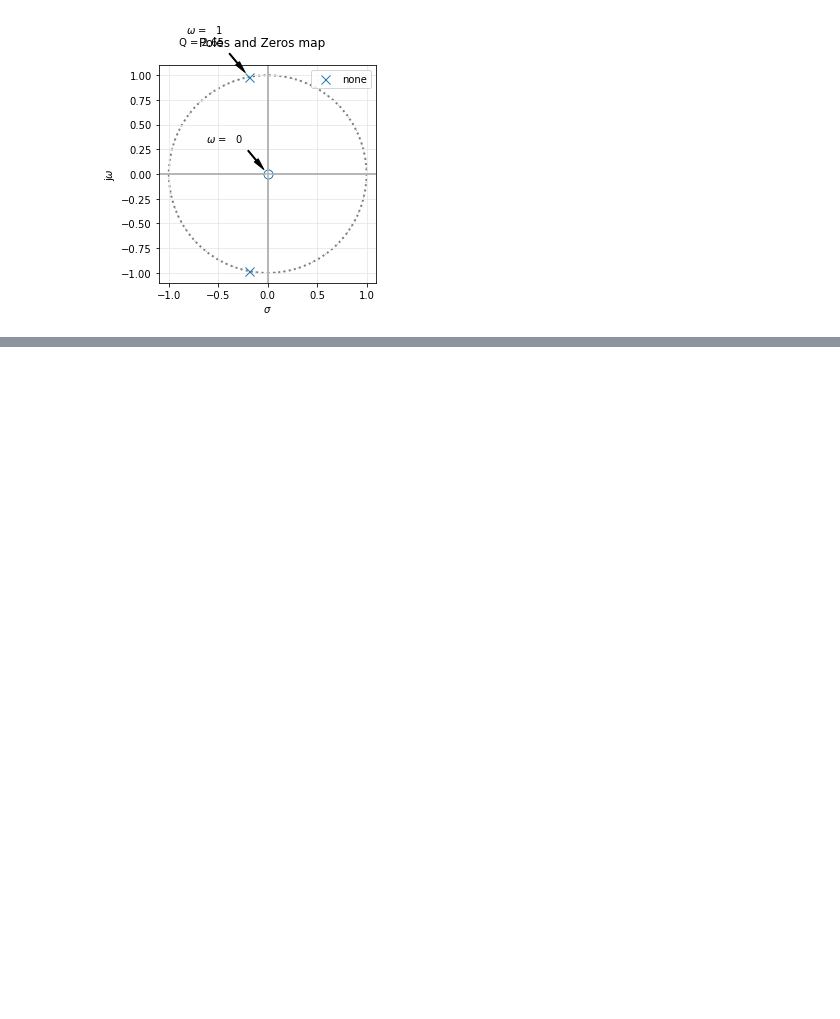
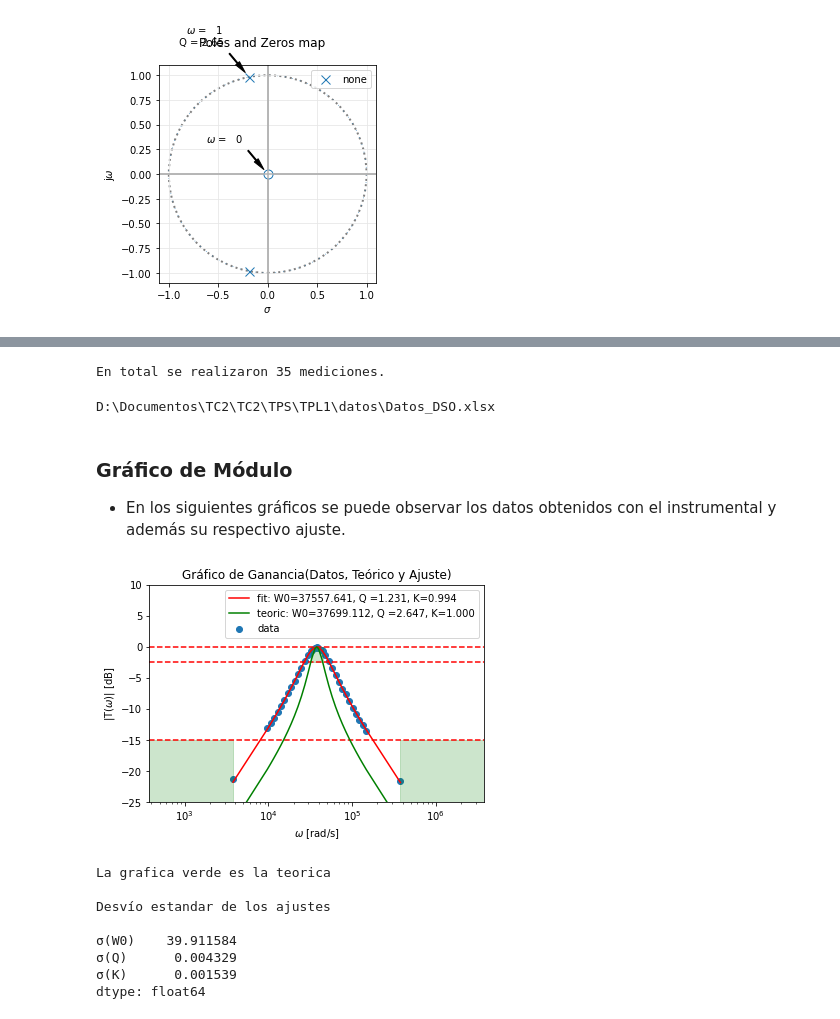
Before and after one commit to brunoricciotti/TC2, a Jupyter notebook: TPS/TPL1/TPL1.ipynb, the cells around one changed output, grey strips where cells are left out. Cells and saved outputs as stored; diff of their text form; code cells hidden in the pictures; blank space fills up the shorter version.

```diff
--- a/TPS/TPL1/TPL1.ipynb
+++ b/TPS/TPL1/TPL1.ipynb
@@ -155,3 +158,12 @@ Para medir obtener los datos de la transferencia, es decir la ganancia y la fase
 Para realizar las mediciones en el laboratorio se fueron generando señales senoidales de 1 Vpp. Las frecuencias fueron elegidas de modo que quedaran equiespaciadas en el diagrama de Bode.
 En el osciloscopio se puso en el Canal 1 la señal de entrada y en el Canal 2 la señal de salida, de modo que podiamos ver ambas señales juntas.
 Utilizando las funciones del osciloscopio podiamos ver la ganancia de la señal de salida y la diferencia de tiempo que habia entre un pico de la señal de entrada y un pico de la señal de salida. Con este ultimo dato se puede calcular la fase y el retardo de grupo.
+# %%
+from IPython.display import display, FileLink
+
+print("En total se realizaron 35 mediciones.")
+local_file = FileLink('datos/Datos_DSO.xlsx', result_html_prefix="Click aca para descargar: ")
+display(local_file)
+# %% [output]
+En total se realizaron 35 mediciones.
+D:\Documentos\TC2\TC2\TPS\TPL1\datos\Datos_DSO.xlsx
@@ -157,0 +227,66 @@ Utilizando las funciones del osciloscopio podiamos ver la ganancia de la señal
+# %% [markdown]
+### Gráfico de Módulo
+
+- En los siguientes gráficos se puede observar los datos obtenidos con el instrumental y además su respectivo ajuste.
+# %%
+# Ajuste de los puntos en módulo
+bounds = ([w0_min, q_min, k_min],[w0_max, q_max, k_max])
+
+popt, pcov = curve_fit(circ.trans_pb_mod, w_dso, ganancia_dso,bounds=bounds)
+
+# Gráfico Ganancia
+
+fig = plt.figure()
+ax = fig.add_subplot(111, aspect='auto')
+
+# Gráfico Plantilla
+
+ws=[0.6E3*2*math.pi,60E3*2*math.pi]
+wc=[5.08E3*2*math.pi,7.08E3*2*math.pi]
+a_c = 2.5
+a_s = 15
+a_b = 0
+circ.dibujar_plantilla_bp(ax,wc,ws,a_c,a_s,a_b);
+
+# Grafico los datos en db
+
+ax.scatter(w_dso, 20*np.log10(ganancia_dso), label='data')
+
+# Gráfico del ajuste
+
+plt.plot(w_dso, 20*np.log10(circ.mod_trans_pb(np.zeros_like(w_dso),w_dso, popt)), 'r-',
+         label='fit: W0=%5.3f, Q =%5.3f, K=%5.3f' % tuple(popt))
+
+# Gráfico teórico
+plt.plot(w_dso, 20*np.log10(circ.mod_trans_pb(np.zeros_like(w_dso),w_dso, popt_teoric)),
+         'g-', label='teoric: W0=%5.3f, Q =%5.3f, K=%5.3f' % tuple(popt_teoric))
+
+# Configuraciones del plot
+
+plt.xlabel('$\omega$ [rad/s]')
+plt.ylabel('|T($\omega$)| [dB]')
+plt.legend()
+ax.grid(which='both', axis='both')
+ax.set_xscale('log')
+ax.set_title("Gráfico de Ganancia(Datos, Teórico y Ajuste)")
+
+plt.show()
+
+# Datos del desvío standard del ajuste
+perr_Ganancia = np.sqrt(np.diag(pcov)) # Desviación Estandar
+
+df_desvíostandard = pd.Series(perr_Ganancia, index=["σ(W0)", "σ(Q)", "σ(K)"])
+
+print("La grafica verde es la teorica\n")
+print("Desvío estandar de los ajustes\n")
+print(df_desvíostandard);
+# %% [output]
+[figure, added]
+La grafica verde es la teorica
+
+Desvío estandar de los ajustes
+
+σ(W0)    39.911584
+σ(Q)      0.004329
+σ(K)      0.001539
+dtype: float64
```
Also changed, not shown: parts of 16 cells of this notebook, 2 other files.
